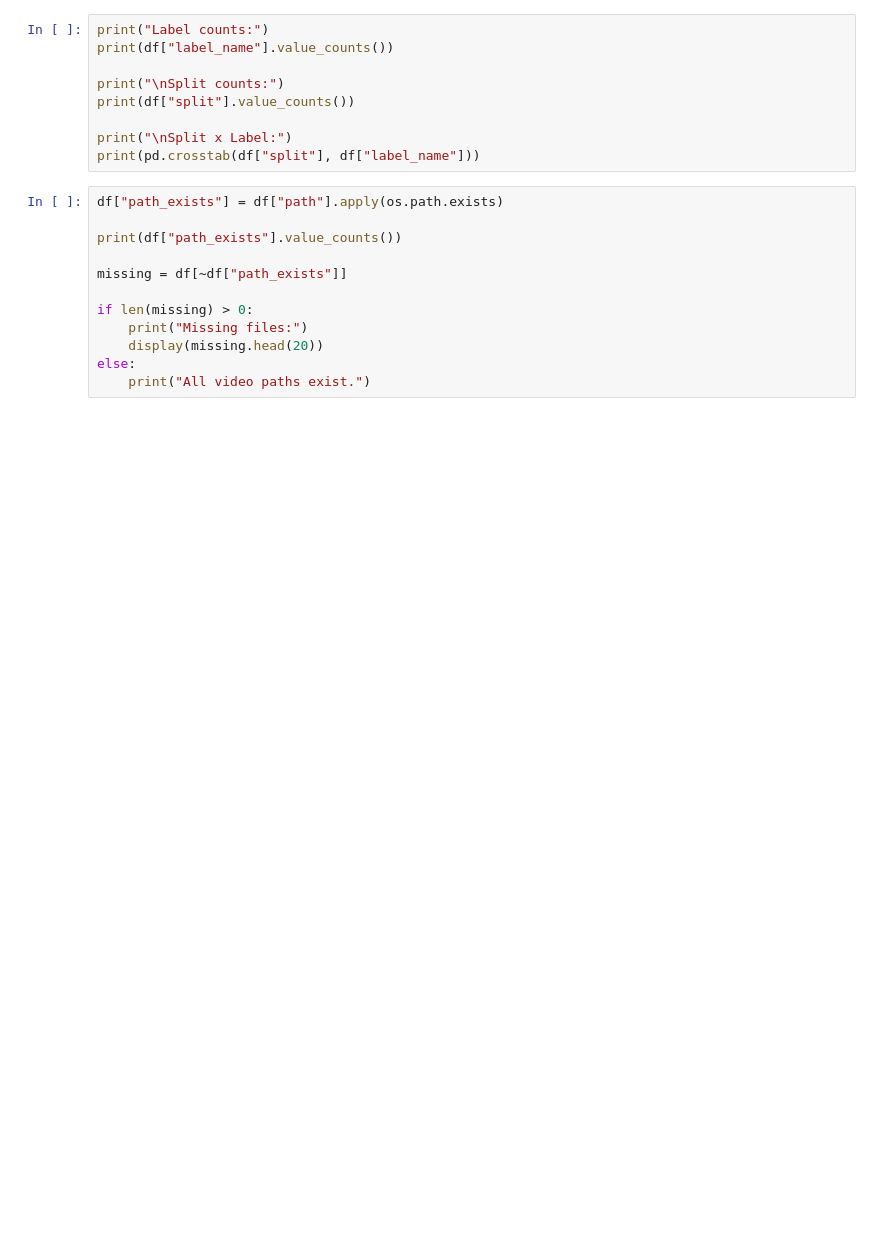
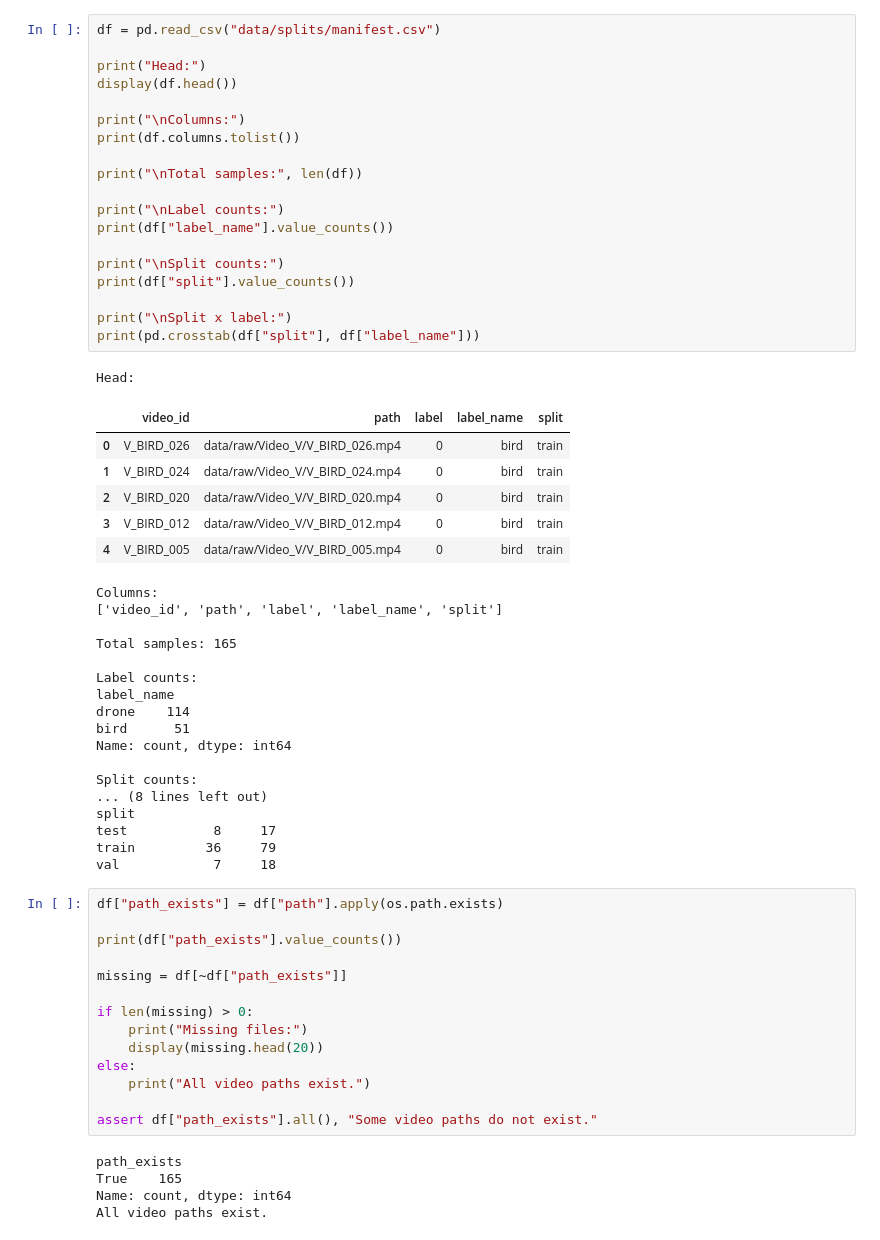
Before and after one commit to uoi1398/bird-drone-dualstream, a Jupyter notebook: notebooks/01_data_check.ipynb, the cells around one changed output. Cells and saved outputs as stored; diff of their text form; blank space fills up the shorter version.

```diff
--- a/notebooks/01_data_check.ipynb
+++ b/notebooks/01_data_check.ipynb
@@ -18,12 +396,47 @@ print("Total samples:", len(df))
 # %%
-print("Label counts:")
+df = pd.read_csv("data/splits/manifest.csv")
+
+print("Head:")
+display(df.head())
+
+print("\nColumns:")
+print(df.columns.tolist())
+
+print("\nTotal samples:", len(df))
+
+print("\nLabel counts:")
 print(df["label_name"].value_counts())
 
 print("\nSplit counts:")
 print(df["split"].value_counts())
 
-print("\nSplit x Label:")
+print("\nSplit x label:")
 print(pd.crosstab(df["split"], df["label_name"]))
+# %% [output]
+Head:
+|  | video_id | path | label | label_name | split |
+| 0 | V_BIRD_026 | data/raw/Video_V/V_BIRD_026.mp4 | 0 | bird | train |
+| 1 | V_BIRD_024 | data/raw/Video_V/V_BIRD_024.mp4 | 0 | bird | train |
+| 2 | V_BIRD_020 | data/raw/Video_V/V_BIRD_020.mp4 | 0 | bird | train |
+| 3 | V_BIRD_012 | data/raw/Video_V/V_BIRD_012.mp4 | 0 | bird | train |
+| 4 | V_BIRD_005 | data/raw/Video_V/V_BIRD_005.mp4 | 0 | bird | train |
+Columns:
+['video_id', 'path', 'label', 'label_name', 'split']
+
+Total samples: 165
+
+Label counts:
+label_name
+drone    114
+bird      51
+Name: count, dtype: int64
+
+Split counts:
+... (8 lines left out)
+split
+test           8     17
+train         36     79
+val            7     18
 # %%
 df["path_exists"] = df["path"].apply(os.path.exists)
 
@@ -36,5 +449,12 @@ if len(missing) > 0:
     display(missing.head(20))
 else:
     print("All video paths exist.")
+
+assert df["path_exists"].all(), "Some video paths do not exist."
+# %% [output]
+path_exists
+True    165
+Name: count, dtype: int64
+All video paths exist.
 # %%
 rgb_ds = BirdDroneVideoDataset(
```
Also changed, not shown: parts of 18 cells of this notebook.
